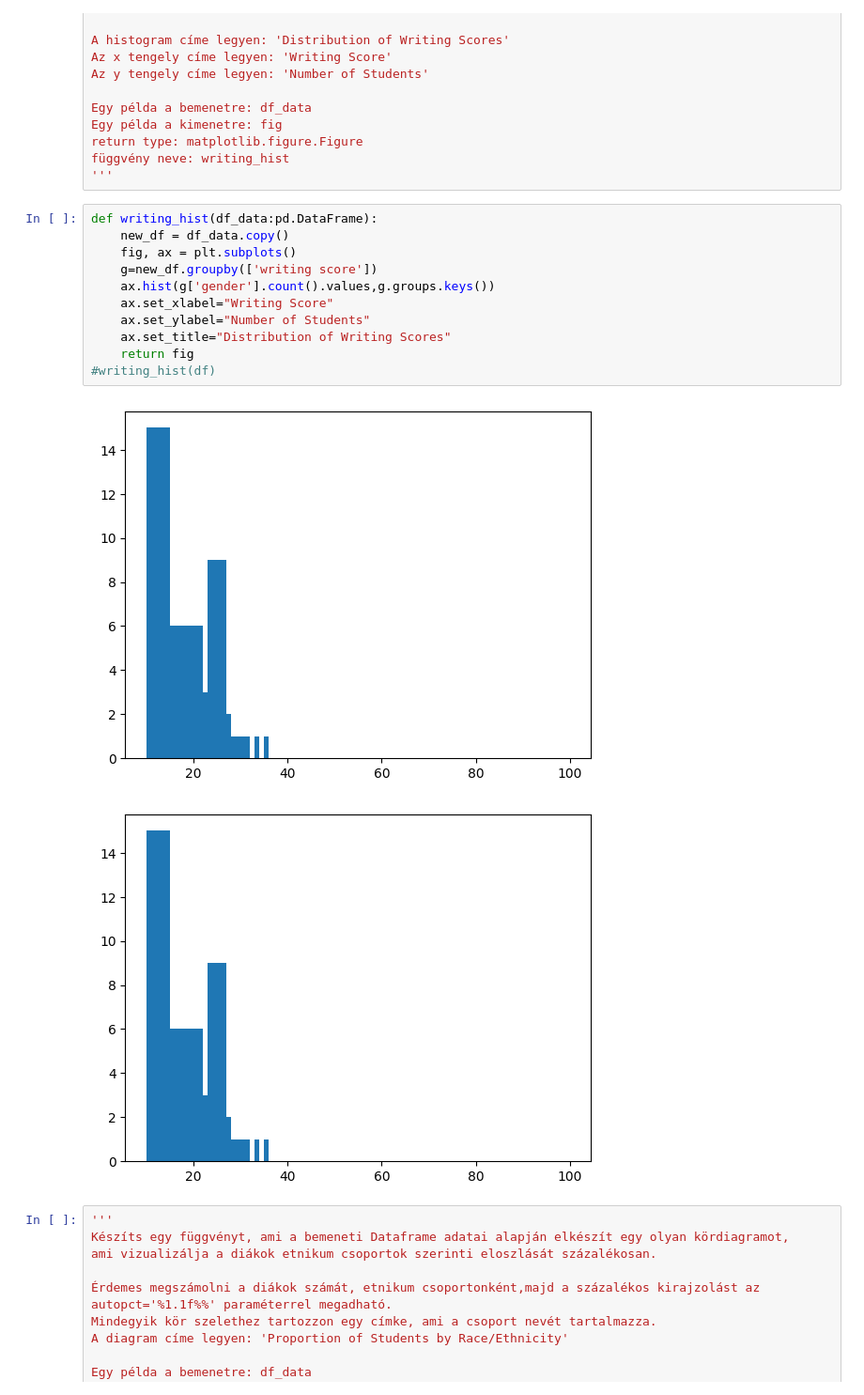
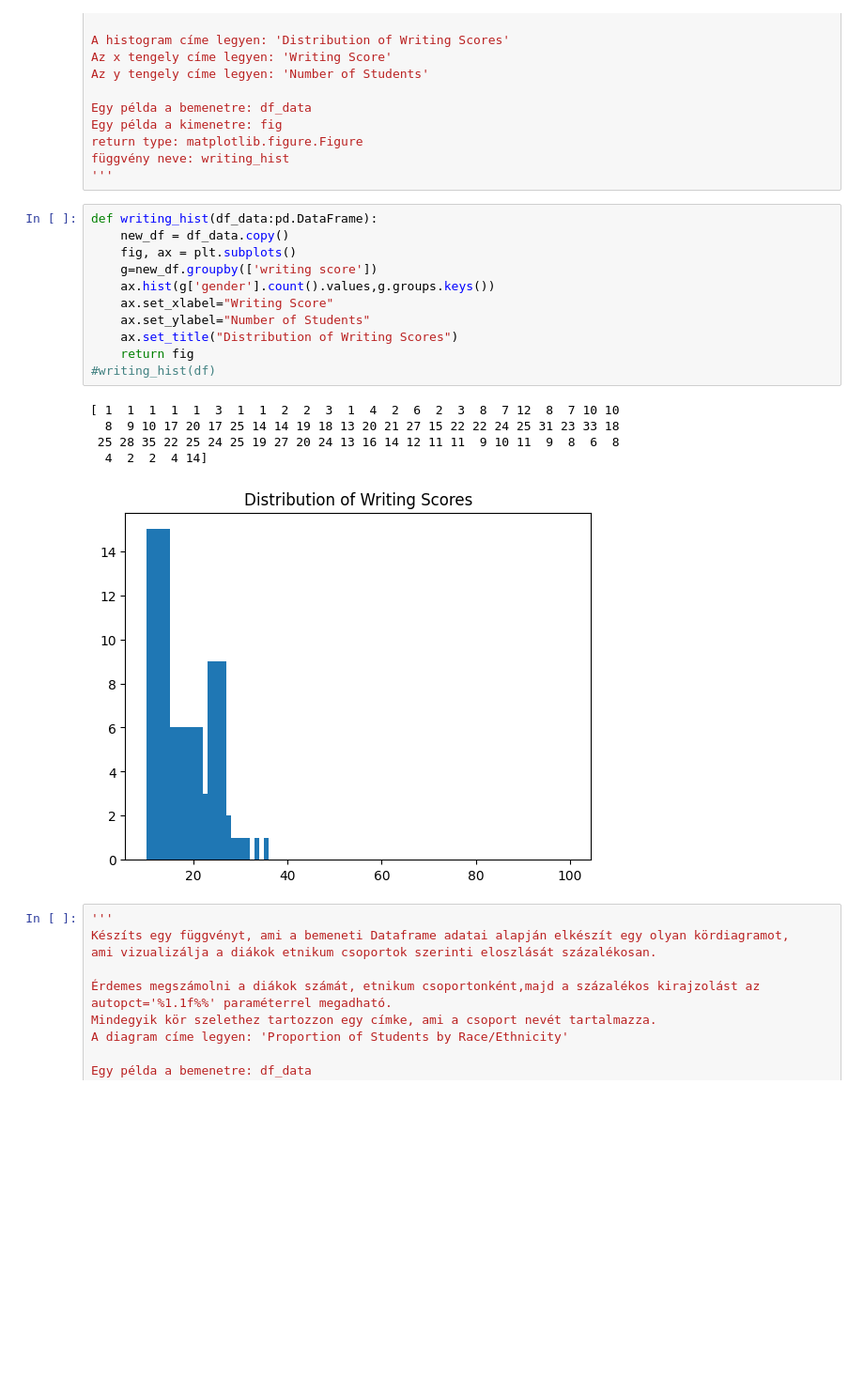
Before and after one commit to AkosGit/BEVADAT2022232, a Jupyter notebook: HAZI/HAZI04/HAZI04.ipynb, the cells around one changed output. Shown at 94% size. Cells and saved outputs as stored; diff of their text form; blank space fills up the shorter version.

```diff
--- a/HAZI/HAZI04/HAZI04.ipynb
+++ b/HAZI/HAZI04/HAZI04.ipynb
@@ -256,17 +255,20 @@ függvény neve: writing_hist
 # %%
 def writing_hist(df_data:pd.DataFrame):
     new_df = df_data.copy()
     fig, ax = plt.subplots()
     g=new_df.groupby(['writing score'])
     ax.hist(g['gender'].count().values,g.groups.keys())
     ax.set_xlabel="Writing Score"
     ax.set_ylabel="Number of Students"
-    ax.set_title="Distribution of Writing Scores"
+    ax.set_title("Distribution of Writing Scores")
     return fig
 #writing_hist(df)
 # %% [output]
+[ 1  1  1  1  1  3  1  1  2  2  3  1  4  2  6  2  3  8  7 12  8  7 10 10
+  8  9 10 17 20 17 25 14 14 19 18 13 20 21 27 15 22 22 24 25 31 23 33 18
+ 25 28 35 22 25 24 25 19 27 20 24 13 16 14 12 11 11  9 10 11  9  8  6  8
+  4  2  2  4 14]
-[figure, old version]
+[figure, new version]
-[figure, removed]
 # %%
 '''
 Készíts egy függvényt, ami a bemeneti Dataframe adatai alapján elkészít egy olyan kördiagramot,
```
Also changed, not shown: parts of 5 cells of this notebook, 1 other file.
